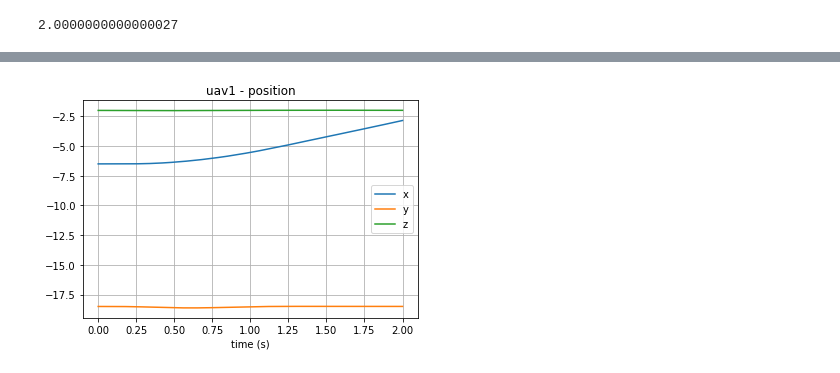
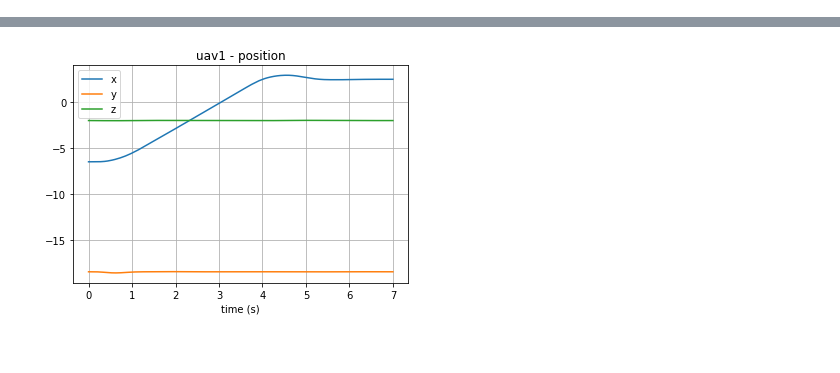
Before and after one commit to esiaero/flightgoggles, a Jupyter notebook: notebooks/demo_uav.ipynb, the cells around one changed output, grey strips where cells are left out. Saved outputs shown, nothing was run; the diff lists cells and outputs as text; code cells hidden in the pictures.

```diff
--- a/notebooks/demo_uav.ipynb
+++ b/notebooks/demo_uav.ipynb
@@ -7,36 +7,33 @@
 import sys
 import numpy as np
 from IPython.display import HTML, display
 
 sys.path.insert(0, '../')
 from flightgoggles.env import *
 
 if __name__ == "__main__":
     env = flightgoggles_env(
         cfg_dir="../config",
-        cfg_fgclient="FlightGogglesClient_demo_uav.yaml",
+        cfg_fgclient="FlightGogglesClient_testing.yaml",
         cfg_uav="multicopterDynamicsSim.yaml")
 
     env.set_state_vehicle(vehicle_id="uav1", attitude_euler_angle=np.array([0.,0.,-np.pi/2]))
     current_pos = env.get_state("uav1")["position"]
     current_att = env.get_state("uav1")["attitude_euler_angle"]
     target_pose = np.zeros(4)
     target_pose[:3] = current_pos + np.array([9.0,0.0,0.0])
     target_pose[3] = current_att[2] + np.pi/2
 
-    for j in range(200):
+    for j in range(700):
         env.proceed_waypoint(vehicle_id="uav1", waypoint_command=target_pose, duration=0.01)
     env.plot_state(vehicle_id="uav1", attribute="position")
     env.save_logs(vehicle_id="uav1", save_dir="data/")
 
-    img = env.get_camera_image(camera_id="cam1")
-    print(img[-1]["timestamp"])
 
     ani_set = env.plot_state_video(flag_save=False, filename="uav", dpi=400)
     if "cam1" in ani_set.keys():
         display(HTML(ani_set["cam1"].to_html5_video()))
     env.close()
 # %% [output]
-2.0000000000000027
 [interactive output not drawn]
-[figure, old version]
+[figure, new version]
```
Also changed, not shown: 5 other files.
